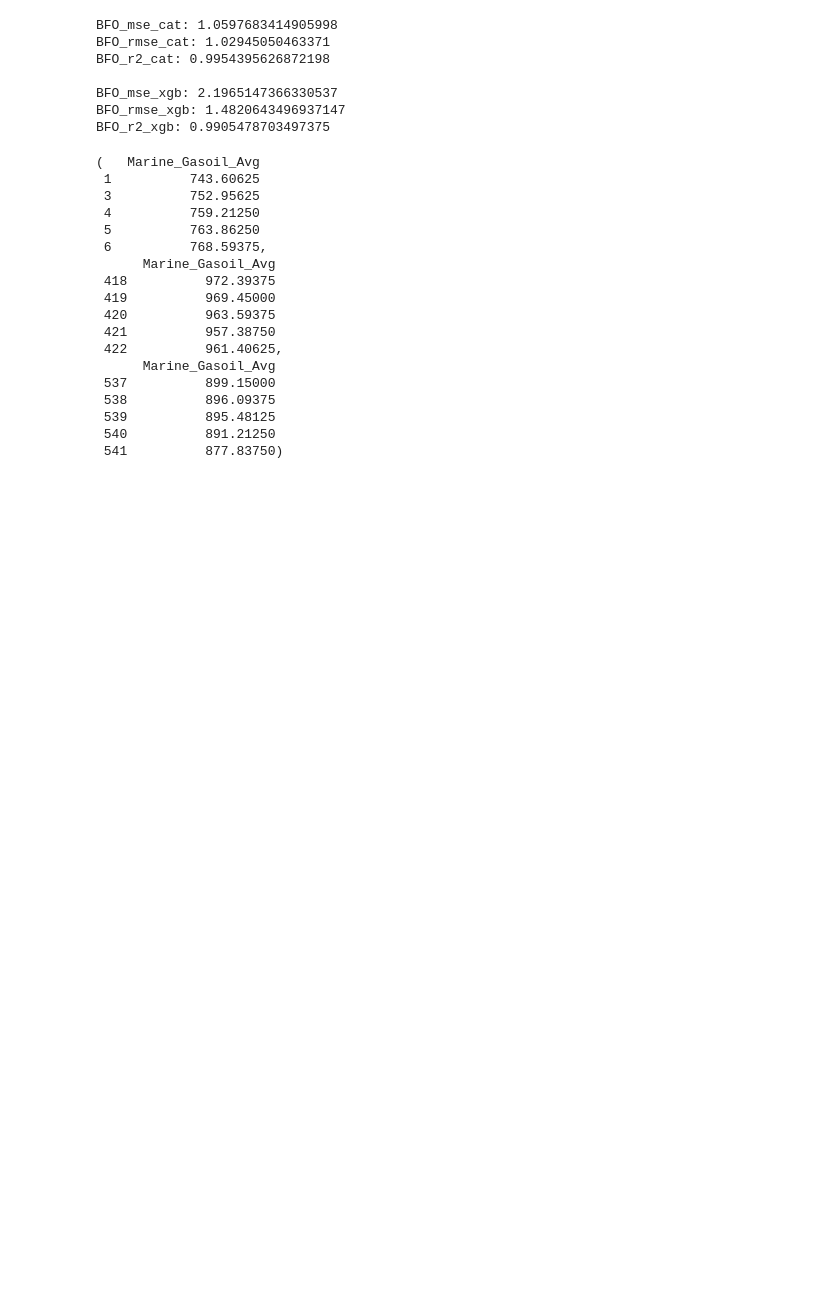
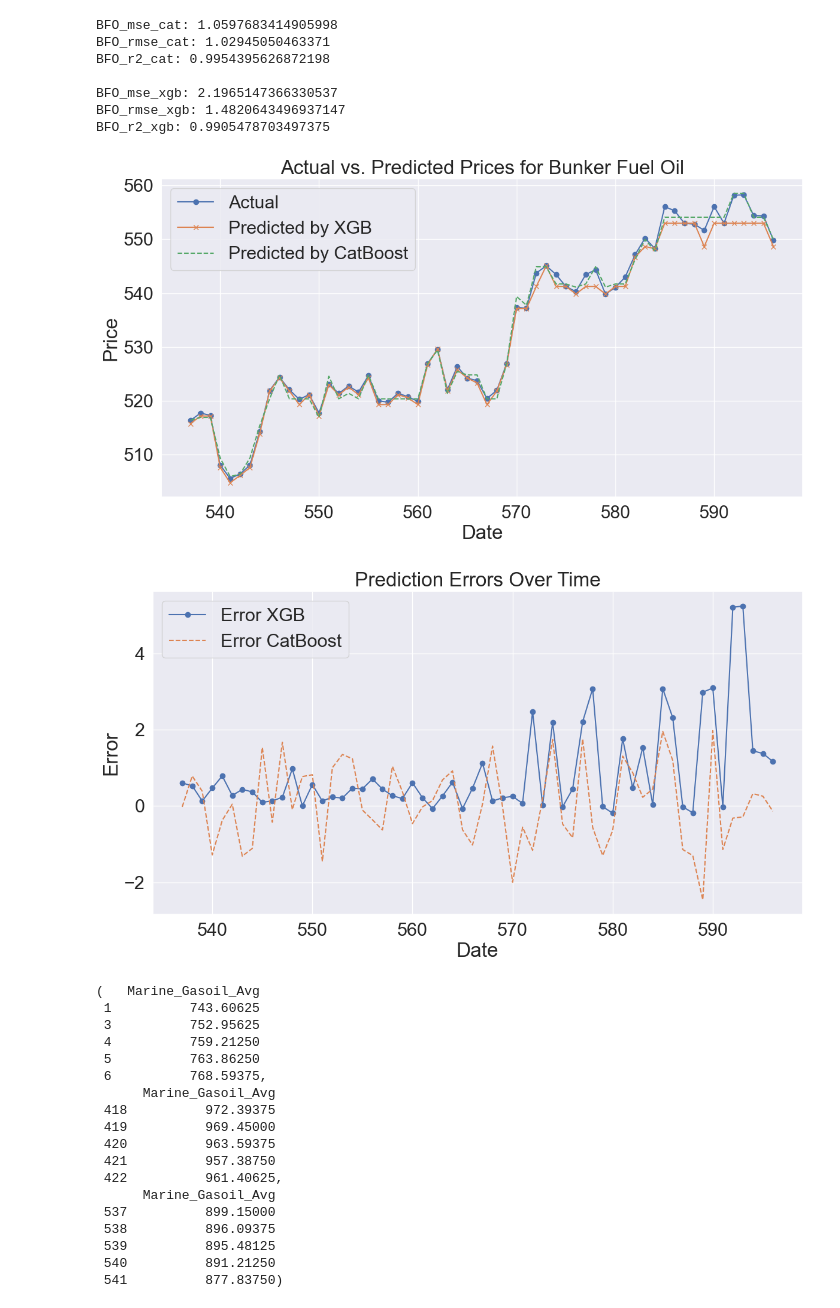
Before and after one commit to Gyu-Ri-Park/aiffel_quest, a Jupyter notebook: AiffelThon/240425_timeseries_baseline.ipynb, the cells around one changed output. Saved outputs shown, nothing was run; the diff lists cells and outputs as text; code cells hidden in the pictures; blank space fills up the shorter version.

```diff
--- a/AiffelThon/240425_timeseries_baseline.ipynb
+++ b/AiffelThon/240425_timeseries_baseline.ipynb
@@ -311,20 +322,20 @@ from xgboost import XGBRegressor
 from sklearn.metrics import mean_squared_error, r2_score
 
 # CatBoost 모델 초기화 및 훈련
-cat_model = CatBoostRegressor(iterations=500, learning_rate=0.05, depth=4, silent=True)
-cat_model.fit(train_bunker.drop(columns=bunker_fuel_oil_columns), train_bunker['Bunker_Fuel_Oil_Avg'])
+bunker_cat_model = CatBoostRegressor(iterations=500, learning_rate=0.05, depth=4, silent=True)
+bunker_cat_model.fit(train_bunker.drop(columns=bunker_fuel_oil_columns), train_bunker['Bunker_Fuel_Oil_Avg'])
 
 # XGBoost 모델 초기화 및 훈련
-xgb_model = XGBRegressor(n_estimators=500, learning_rate=0.05, max_depth=4)
-xgb_model.fit(train_bunker.drop(columns=bunker_fuel_oil_columns), train_bunker['Bunker_Fuel_Oil_Avg'])
+bunker_xgb_model = XGBRegressor(n_estimators=500, learning_rate=0.05, max_depth=4)
+bunker_xgb_model.fit(train_bunker.drop(columns=bunker_fuel_oil_columns), train_bunker['Bunker_Fuel_Oil_Avg'])
 
 # 검증 데이터를 사용하여 모델 평가
-val_predictions_cat = cat_model.predict(val_bunker.drop(columns=bunker_fuel_oil_columns))
+val_predictions_cat = bunker_cat_model.predict(val_bunker.drop(columns=bunker_fuel_oil_columns))
 mse_cat = mean_squared_error(val_bunker['Bunker_Fuel_Oil_Avg'], val_predictions_cat)
 rmse_cat = np.sqrt(mse_cat)
 r2_cat = r2_score(val_bunker['Bunker_Fuel_Oil_Avg'], val_predictions_cat)
 
-val_predictions_xgb = xgb_model.predict(val_bunker.drop(columns=bunker_fuel_oil_columns))
+val_predictions_xgb = bunker_xgb_model.predict(val_bunker.drop(columns=bunker_fuel_oil_columns))
 mse_xgb = mean_squared_error(val_bunker['Bunker_Fuel_Oil_Avg'], val_predictions_xgb)
 rmse_xgb = np.sqrt(mse_xgb)
 r2_xgb = r2_score(val_bunker['Bunker_Fuel_Oil_Avg'], val_predictions_xgb)
@@ -346,12 +357,12 @@ BFO_rmse_xgb: 1.2570375483830325
 BFO_r2_xgb: 0.9986722984051332
 # %%
 # 테스트 데이터를 사용하여 모델 평가
-test_predictions_cat = cat_model.predict(test_bunker.drop(columns=bunker_fuel_oil_columns))
+test_predictions_cat = bunker_cat_model.predict(test_bunker.drop(columns=bunker_fuel_oil_columns))
 mse_cat = mean_squared_error(test_bunker['Bunker_Fuel_Oil_Avg'], test_predictions_cat)
 rmse_cat = np.sqrt(mse_cat)
 r2_cat = r2_score(test_bunker['Bunker_Fuel_Oil_Avg'], test_predictions_cat)
 
-test_predictions_xgb = xgb_model.predict(test_bunker.drop(columns=bunker_fuel_oil_columns))
+test_predictions_xgb = bunker_xgb_model.predict(test_bunker.drop(columns=bunker_fuel_oil_columns))
 mse_xgb = mean_squared_error(test_bunker['Bunker_Fuel_Oil_Avg'], test_predictions_xgb)
 rmse_xgb = np.sqrt(mse_xgb)
 r2_xgb = r2_score(test_bunker['Bunker_Fuel_Oil_Avg'], test_predictions_xgb)
@@ -371,6 +382,37 @@ BFO_r2_cat: 0.9954395626872198
 BFO_mse_xgb: 2.1965147366330537
 BFO_rmse_xgb: 1.4820643496937147
 BFO_r2_xgb: 0.9905478703497375
+# %%
+import matplotlib.pyplot as plt
+
+# 실제 값과 예측 값을 시계열 그래프로 비교
+plt.figure(figsize=(14, 7))
+plt.plot(test_bunker.index, test_bunker['Bunker_Fuel_Oil_Avg'], label='Actual', marker='o')
+plt.plot(test_bunker.index, test_predictions_xgb, label='Predicted by XGB', marker='x')
+plt.plot(test_bunker.index, test_predictions_cat, label='Predicted by CatBoost', linestyle='--')
+plt.title('Actual vs. Predicted Prices for Bunker Fuel Oil')
+plt.xlabel('Date')
+plt.ylabel('Price')
+plt.legend()
+plt.grid(True)
+plt.show()
+
+# 오차 시계열
+errors_xgb = test_bunker['Bunker_Fuel_Oil_Avg'] - test_predictions_xgb
+errors_cat = test_bunker['Bunker_Fuel_Oil_Avg'] - test_predictions_cat
+
+plt.figure(figsize=(14, 7))
+plt.plot(test_bunker.index, errors_xgb, label='Error XGB', marker='o')
+plt.plot(test_bunker.index, errors_cat, label='Error CatBoost', linestyle='--')
+plt.title('Prediction Errors Over Time')
+plt.xlabel('Date')
+plt.ylabel('Error')
+plt.legend()
+plt.grid(True)
+plt.show()
+# %% [output]
+[figure, added]
+[figure, added]
 # %%
 # 2. Marine Gasoil에 대해 유가 예측
 #    2022년 1월 4일부터 2024년 4월 22일까지의 데이터가 주말을 제외하고 포함되어 있으므로 약 28개월 분의 데이터가 들어있다.
```
Also changed, not shown: parts of 15 cells of this notebook.
